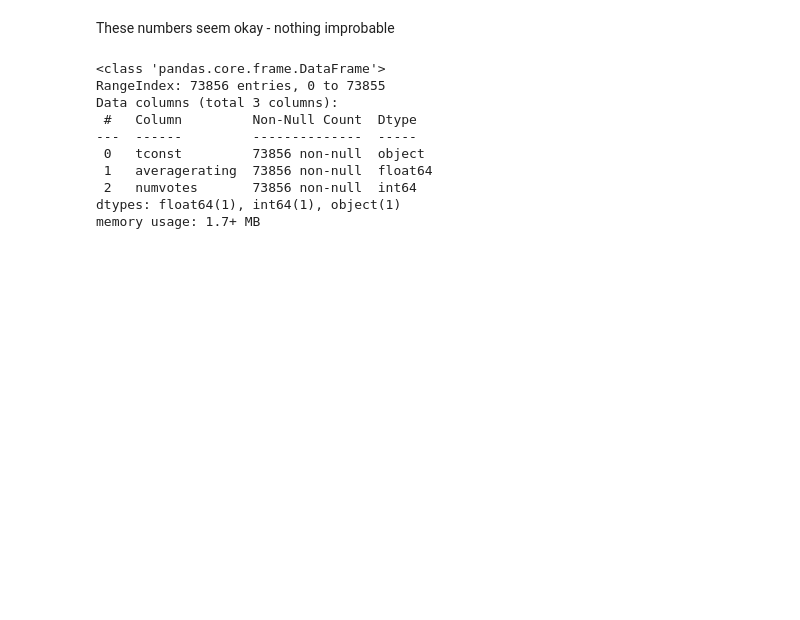
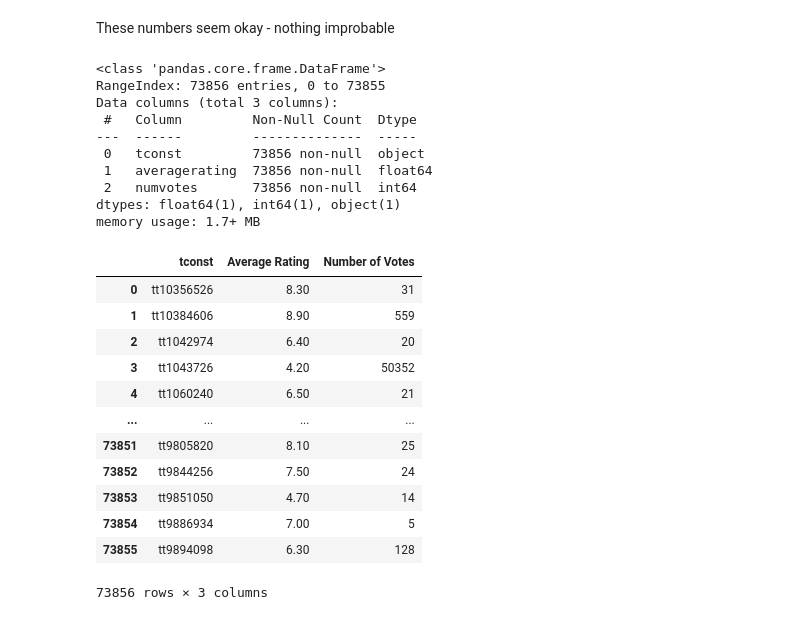
Before and after one commit to houleyemballo/AnalysisMovieData, a Jupyter notebook: DataCleaning.ipynb, the cells around one changed output. Cells and saved outputs as stored; diff of their text form; code cells hidden in the pictures; blank space fills up the shorter version.

Commit message:
Add updated Data Cleaning file

```diff
--- a/DataCleaning.ipynb
+++ b/DataCleaning.ipynb
@@ -335,3 +483,22 @@ Data columns (total 3 columns):
  2   numvotes       73856 non-null  int64
 dtypes: float64(1), int64(1), object(1)
 memory usage: 1.7+ MB
+# %%
+#cleans up column titles
+
+imdb_title_ratings_df.rename(columns = {'averagerating':'Average Rating', 'numvotes':'Number of Votes'}, inplace = True)
+imdb_title_ratings_df
+# %% [output]
+|  | tconst | Average Rating | Number of Votes |
+| 0 | tt10356526 | 8.30 | 31 |
+| 1 | tt10384606 | 8.90 | 559 |
+| 2 | tt1042974 | 6.40 | 20 |
+| 3 | tt1043726 | 4.20 | 50352 |
+| 4 | tt1060240 | 6.50 | 21 |
+| ... | ... | ... | ... |
+| 73851 | tt9805820 | 8.10 | 25 |
+| 73852 | tt9844256 | 7.50 | 24 |
+| 73853 | tt9851050 | 4.70 | 14 |
+| 73854 | tt9886934 | 7.00 | 5 |
+| 73855 | tt9894098 | 6.30 | 128 |
+73856 rows × 3 columns
```
Also changed, not shown: parts of 15 cells of this notebook.
